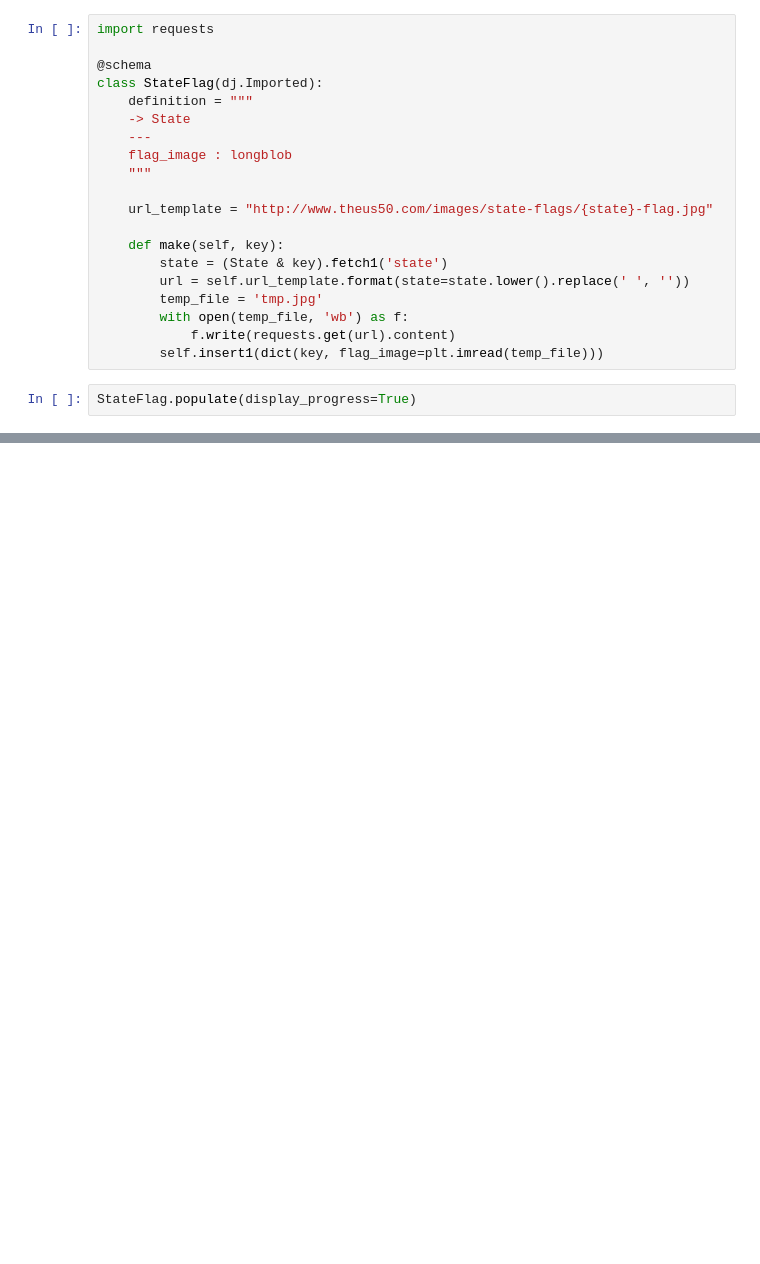
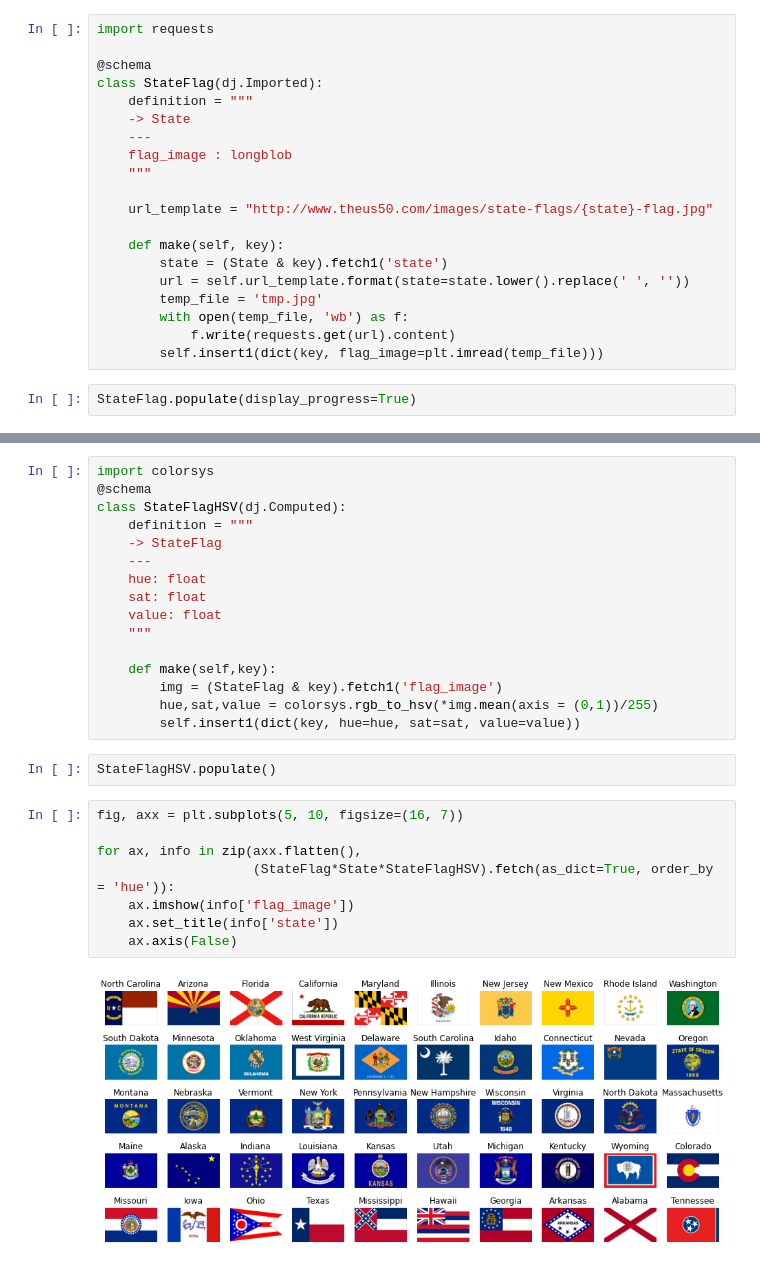
Before and after one commit to meganwright612/dj-samples, a Jupyter notebook: States.ipynb, the cells around one changed output, grey strips where cells are left out. Cells and saved outputs as stored; diff of their text form; blank space fills up the shorter version.

Commit message:
sorting flags by hue

```diff
--- a/States.ipynb
+++ b/States.ipynb
@@ -130,0 +132,28 @@ for ax, info in zip(axx.flatten(),
+# %%
+import colorsys
+@schema
+class StateFlagHSV(dj.Computed):
+    definition = """
+    -> StateFlag
+    ---
+    hue: float
+    sat: float
+    value: float
+    """
+
+    def make(self,key):
+        img = (StateFlag & key).fetch1('flag_image')
+        hue,sat,value = colorsys.rgb_to_hsv(*img.mean(axis = (0,1))/255)
+        self.insert1(dict(key, hue=hue, sat=sat, value=value))
+# %%
+StateFlagHSV.populate()
+# %%
+fig, axx = plt.subplots(5, 10, figsize=(16, 7))
+
+for ax, info in zip(axx.flatten(),
+                    (StateFlag*State*StateFlagHSV).fetch(as_dict=True, order_by = 'hue')):
+    ax.imshow(info['flag_image'])
+    ax.set_title(info['state'])
+    ax.axis(False)
+# %% [output]
+[figure, added]
```
Also changed, not shown: parts of 4 cells of this notebook.
